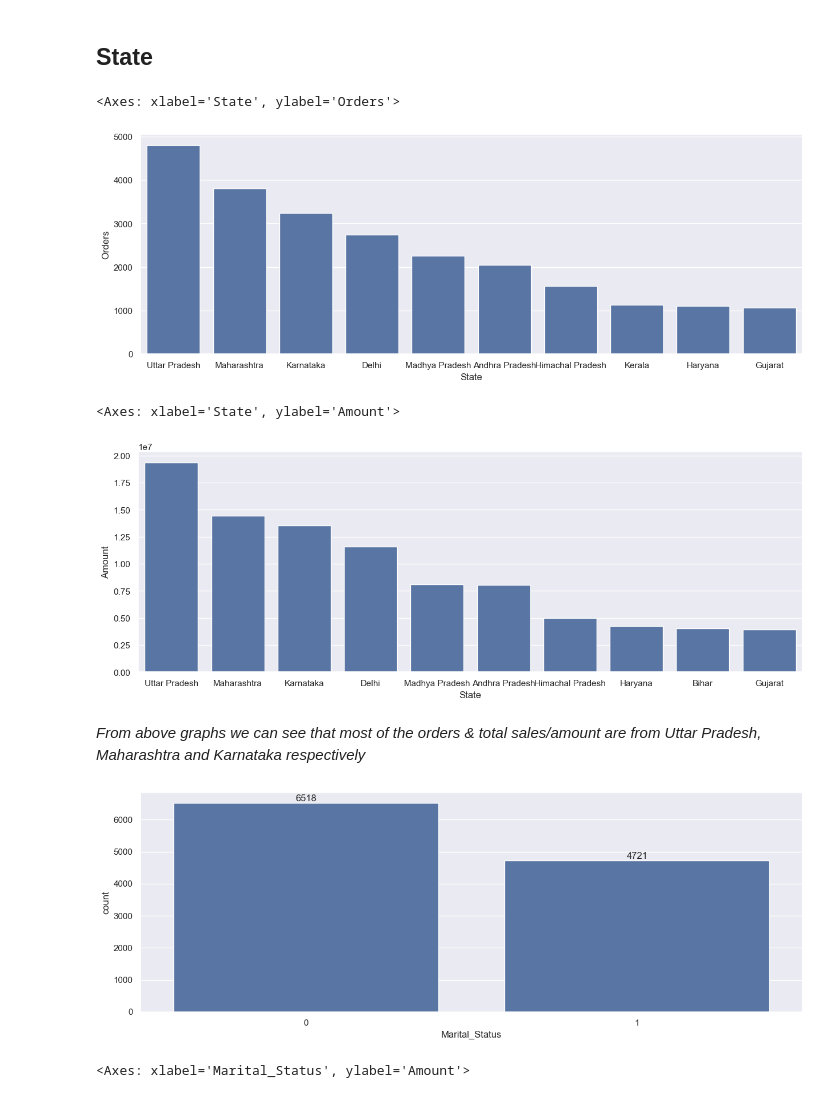
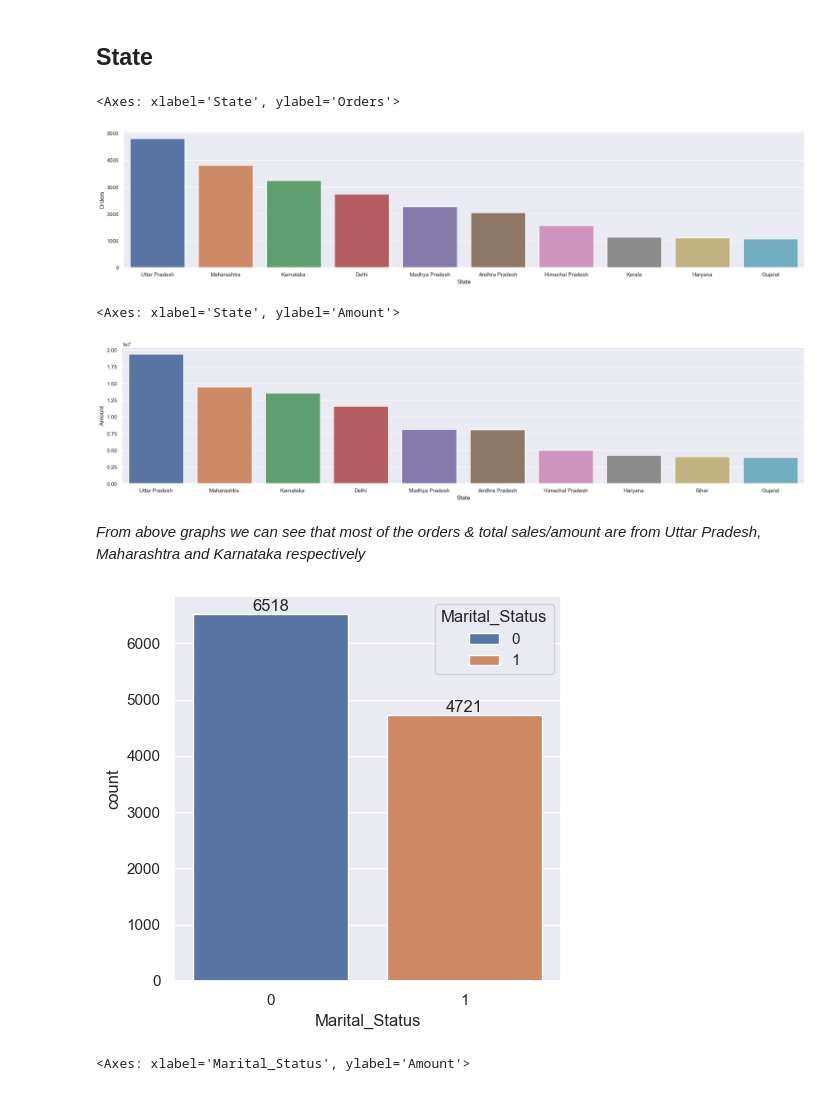
Before and after one commit to NagaRajuNoolu/Python_Sales_Analysis, a Jupyter notebook: Python_Sales_Analysis.ipynb, the cells around one changed output. Drawn from its saved outputs; the diff is of its cells as text; code cells hidden in the pictures.

```diff
--- a/Python_Sales_Analysis.ipynb
+++ b/Python_Sales_Analysis.ipynb
@@ -10,7 +10,7 @@ import matplotlib.pyplot as plt # visualizing data
 import seaborn as sns
 # %%
 # import csv file
-df = pd.read_csv('Diwali Sales Data.csv', encoding= 'unicode_escape')
+df = pd.read_csv('Superstore_Sales_Dataset.csv', encoding= 'unicode_escape')
 # %%
 df.shape
 # %% [output]
@@ -202,33 +220,33 @@ sns.barplot(x = 'Age Group',y= 'Amount' ,data = sales_age)
 # %%
 # total number of orders from top 10 states
 
 sales_state = df.groupby(['State'], as_index=False)['Orders'].sum().sort_values(by='Orders', ascending=False).head(10)
 
-sns.set(rc={'figure.figsize':(15,5)})
-sns.barplot(data = sales_state, x = 'State',y= 'Orders')
+sns.set(rc={'figure.figsize':(25,5)})
+sns.barplot(data = sales_state, x = 'State',y= 'Orders',hue='State')
 # %% [output]
 <Axes: xlabel='State', ylabel='Orders'>
-[figure, old version]
+[figure, new version]
 # %%
 # total amount/sales from top 10 states
 
 sales_state = df.groupby(['State'], as_index=False)['Amount'].sum().sort_values(by='Amount', ascending=False).head(10)
 
-sns.set(rc={'figure.figsize':(15,5)})
-sns.barplot(data = sales_state, x = 'State',y= 'Amount')
+sns.set(rc={'figure.figsize':(25,5)})
+sns.barplot(data = sales_state, x = 'State',y= 'Amount',hue='State')
 # %% [output]
 <Axes: xlabel='State', ylabel='Amount'>
-[figure, old version]
+[figure, new version]
 # %% [markdown]
 *From above graphs we can see that most of the orders & total sales/amount are from Uttar Pradesh, Maharashtra and Karnataka respectively*
 # %%
-ax = sns.countplot(data = df, x = 'Marital_Status')
+ax = sns.countplot(data = df, x = 'Marital_Status',hue='Marital_Status')
 
-sns.set(rc={'figure.figsize':(7,5)})
+sns.set(rc={'figure.figsize':(5,4)})
 for bars in ax.containers:
     ax.bar_label(bars)
 # %% [output]
-[figure, old version]
+[figure, new version]
 # %%
 sales_state = df.groupby(['Marital_Status', 'Gender'], as_index=False)['Amount'].sum().sort_values(by='Amount', ascending=False)
 
```
Also changed, not shown: parts of 13 cells of this notebook.
